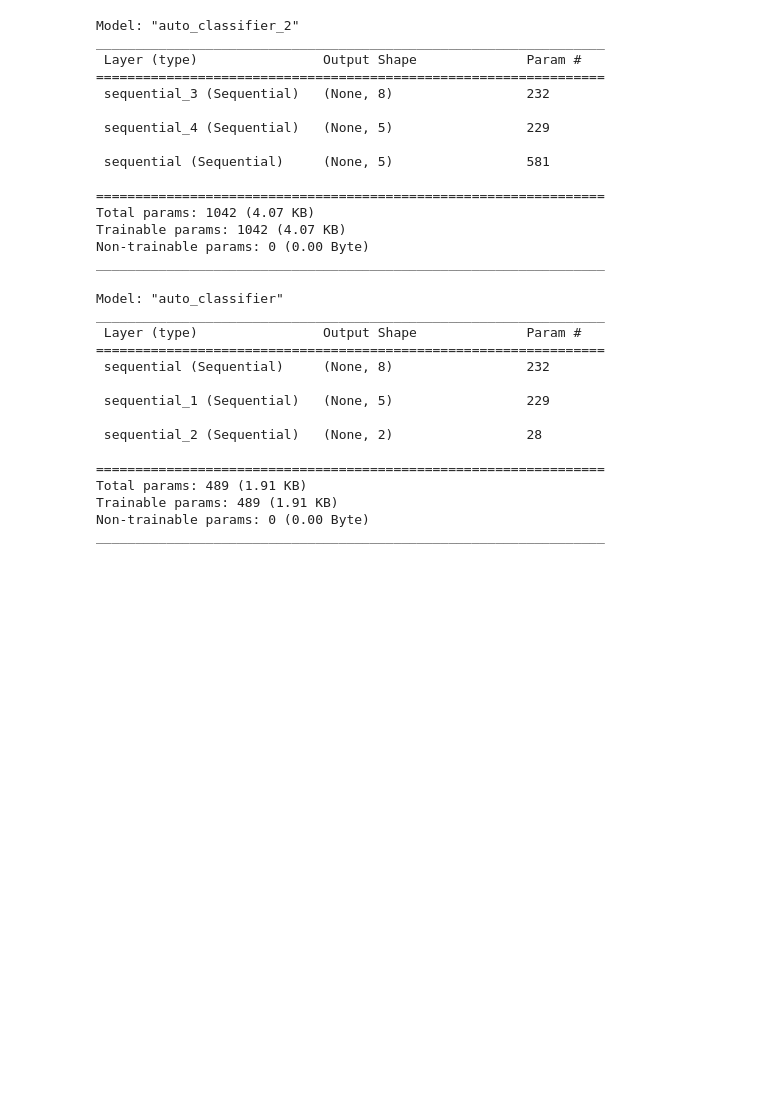
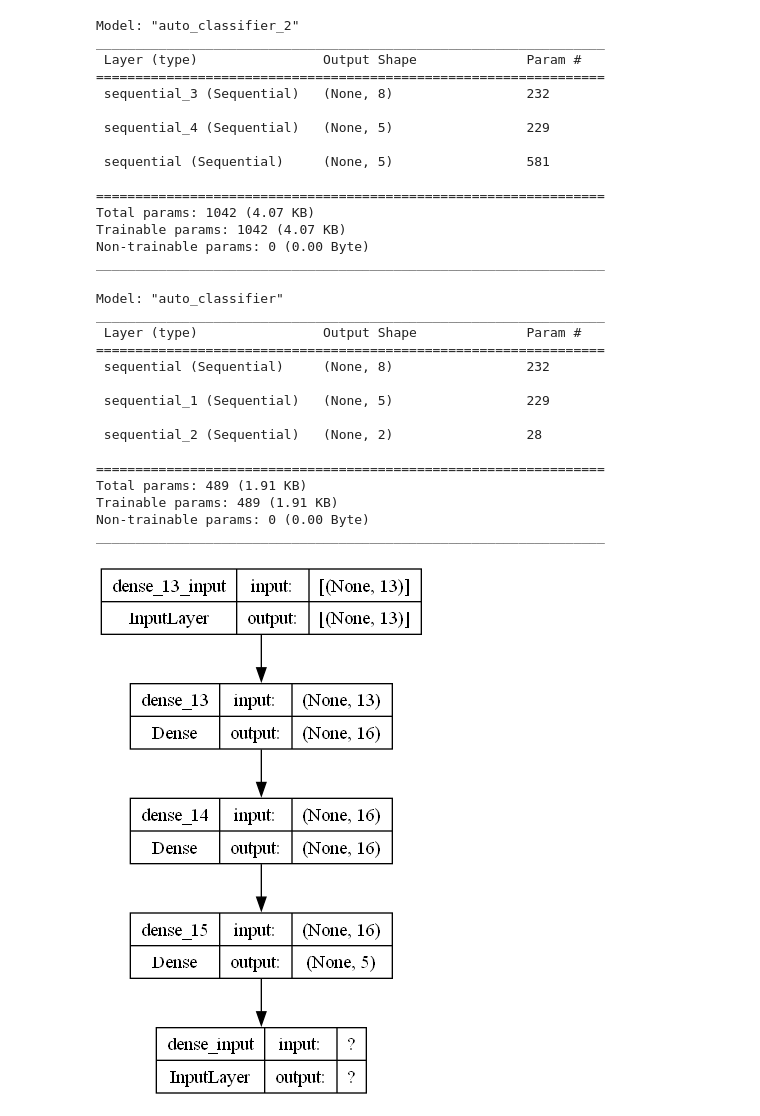
Before and after one commit to jzsmoreno/likelihood, a Jupyter notebook: examples/transfer learning for the AutoClassifier.ipynb, the cells around one changed output. Drawn from its saved outputs; the diff is of its cells as text; code cells hidden in the pictures; blank space fills up the shorter version.

```diff
--- a/examples/transfer learning for the AutoClassifier.ipynb
+++ b/examples/transfer learning for the AutoClassifier.ipynb
@@ -235,3 +253,15 @@ assert np.array_equal(
 assert np.array_equal(
     source_model.decoder.get_weights()[0], target_model.decoder.get_weights()[0]
 ), "Decoder no es igual"
+# %%
+from tensorflow.keras.utils import plot_model
+
+# Plot the model architecture
+plot_model(
+    target_model.classifier,
+    to_file="architecture_model.png",
+    show_shapes=True,
+    show_layer_names=True,
+)
+# %% [output]
+[figure, added]
```
Also changed, not shown: parts of 3 cells of this notebook, 1 other file.
